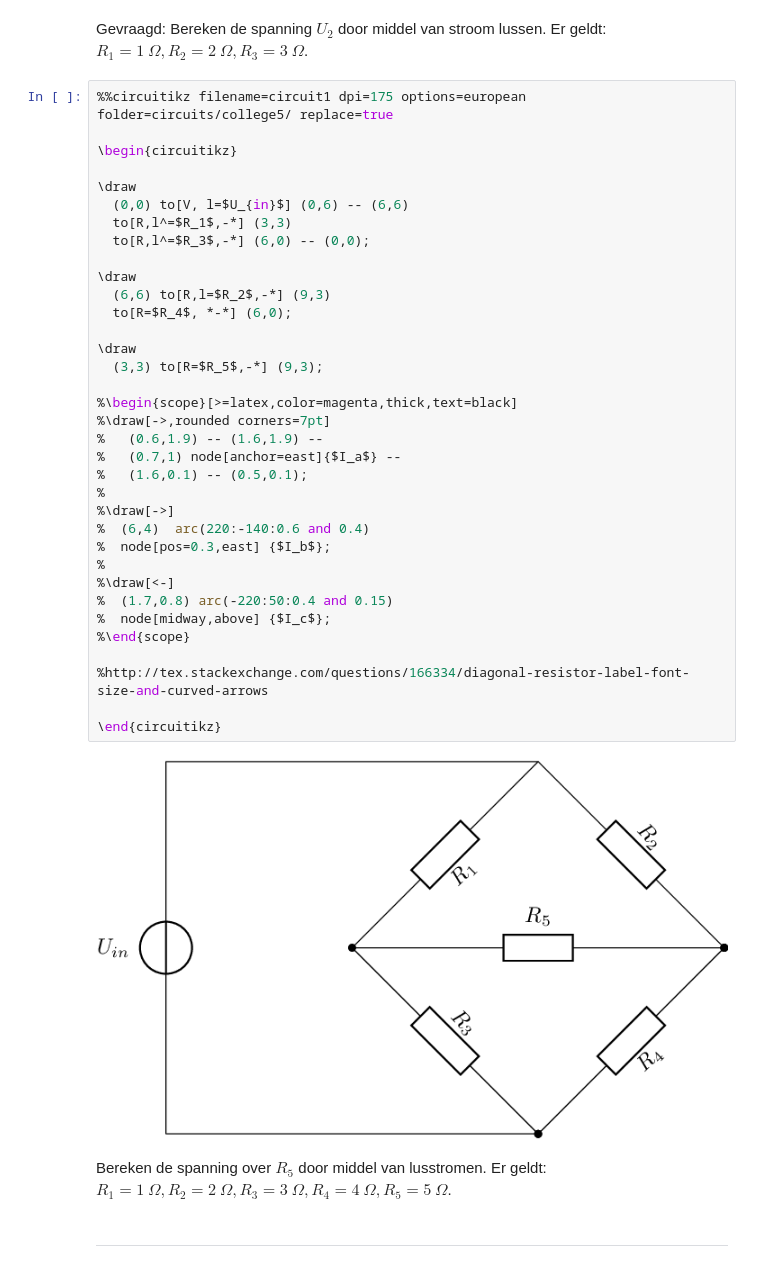
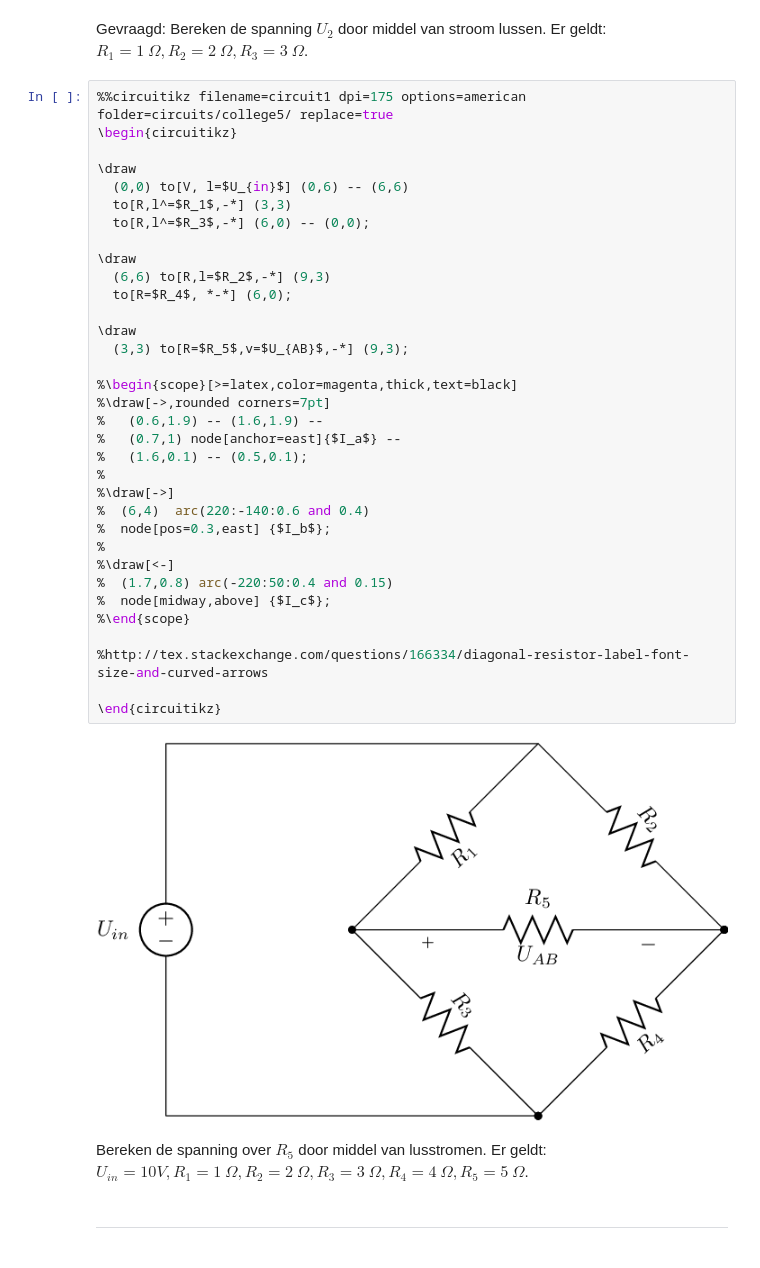
Before and after one commit to hkortier/DC, a Jupyter notebook: colleges/material/college5.ipynb, the cells around one changed output. Drawn from its saved outputs; the diff is of its cells as text.

Commit message:
added graph to illustrate solution of a linear system

```diff
--- a/colleges/material/college5.ipynb
+++ b/colleges/material/college5.ipynb
@@ -231,44 +252,43 @@ print(2*x[0])
 # %% [markdown]
 Gevraagd: Bereken de spanning $U_2$ door middel van stroom lussen. Er geldt: $R_1=1~\Omega, R_2=2~\Omega, R_3=3~\Omega$.
 # %%
-%%circuitikz filename=circuit1 dpi=175 options=european folder=circuits/college5/ replace=true
-
+%%circuitikz filename=circuit1 dpi=175 options=american folder=circuits/college5/ replace=true
 \begin{circuitikz}
 
 \draw
   (0,0) to[V, l=$U_{in}$] (0,6) -- (6,6)
   to[R,l^=$R_1$,-*] (3,3)
   to[R,l^=$R_3$,-*] (6,0) -- (0,0);
 
 \draw
   (6,6) to[R,l=$R_2$,-*] (9,3)
   to[R=$R_4$, *-*] (6,0);
 
 \draw
-  (3,3) to[R=$R_5$,-*] (9,3);
+  (3,3) to[R=$R_5$,v=$U_{AB}$,-*] (9,3);
 
 %\begin{scope}[>=latex,color=magenta,thick,text=black]
 %\draw[->,rounded corners=7pt]
 %   (0.6,1.9) -- (1.6,1.9) --
 %   (0.7,1) node[anchor=east]{$I_a$} --
 %   (1.6,0.1) -- (0.5,0.1);
 %
 %\draw[->]
 %  (6,4)  arc(220:-140:0.6 and 0.4)
 %  node[pos=0.3,east] {$I_b$};
 %
 %\draw[<-]
 %  (1.7,0.8) arc(-220:50:0.4 and 0.15)
 %  node[midway,above] {$I_c$};
 %\end{scope}
 
 %http://tex.stackexchange.com/questions/166334/diagonal-resistor-label-font-size-and-curved-arrows
 
 \end{circuitikz}
 # %% [output]
-[figure, old version]
+[figure, new version]
 # %% [markdown]
-Bereken de spanning over $R_5$ door middel van lusstromen. Er geldt: $R_1=1~\Omega, R_2=2~\Omega, R_3=3~\Omega,  R_4=4~\Omega, R_5=5~\Omega$.
+Bereken de spanning over $R_5$ door middel van lusstromen. Er geldt: $U_{in}=10V, R_1=1~\Omega,  R_2=2~\Omega, R_3=3~\Omega,  R_4=4~\Omega, R_5=5~\Omega$.
 # %% [markdown]
 -----
 # %% [markdown]
```
Also changed, not shown: parts of 5 cells of this notebook, 7 other files.
